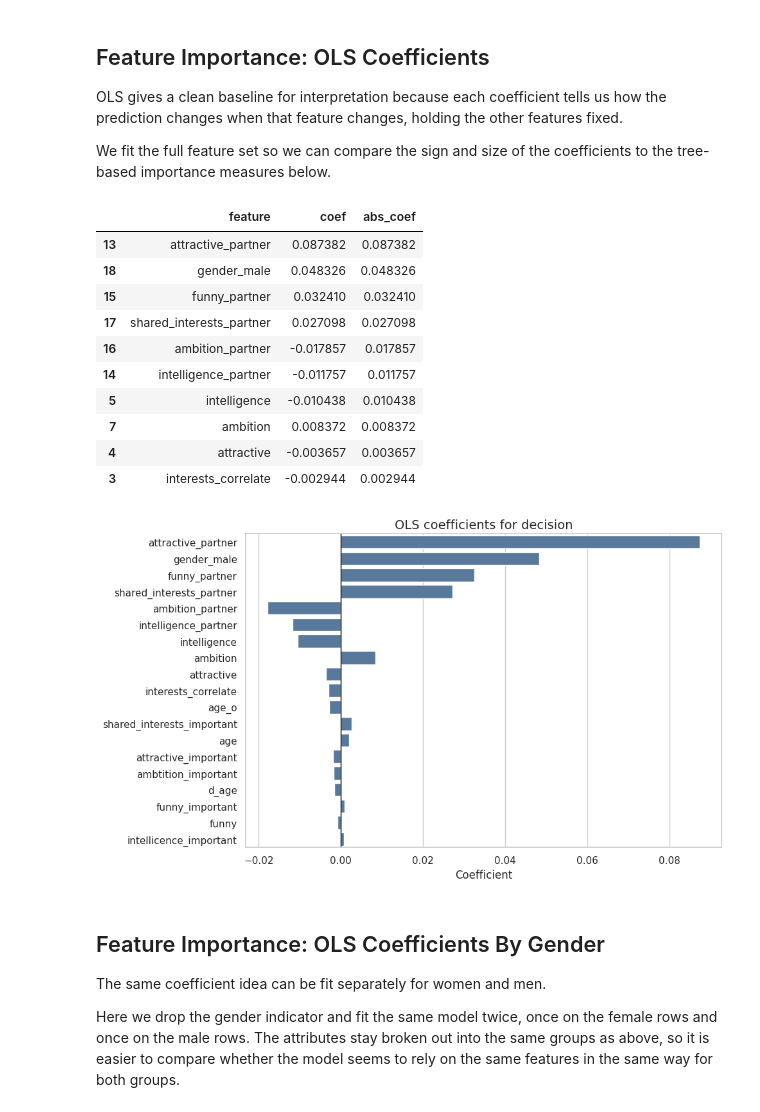
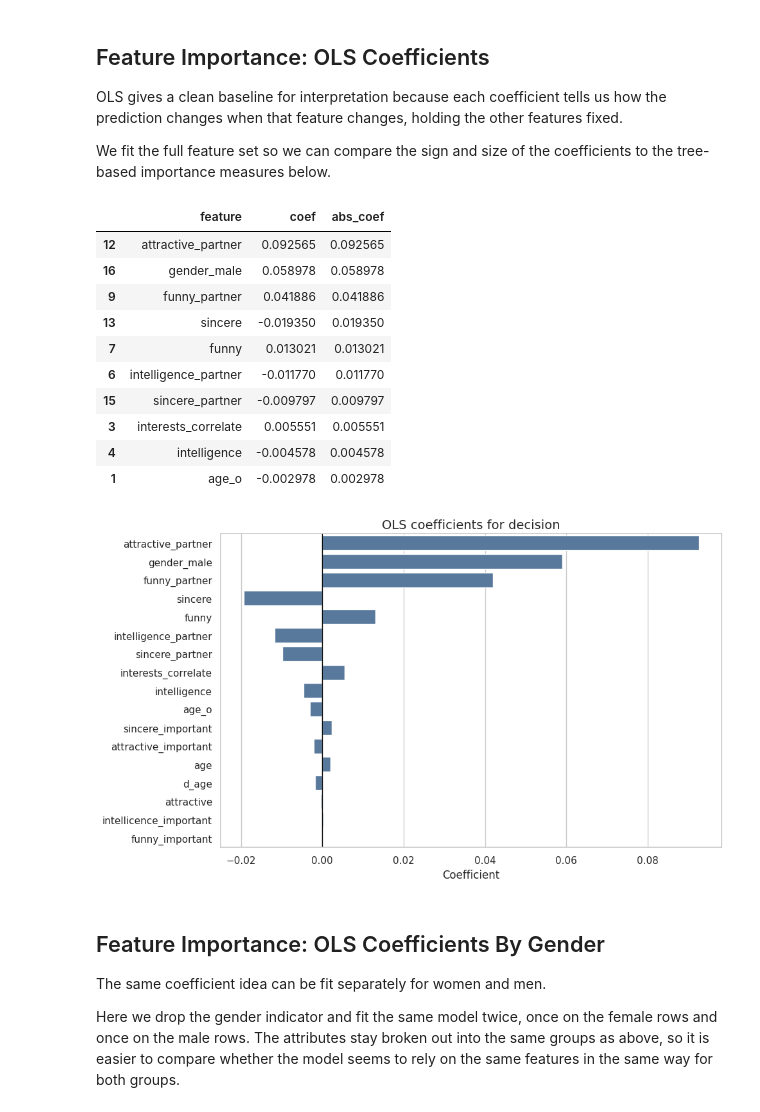
Before and after one commit to zjelveh/zjelveh.github.io, a Jupyter notebook: files/inst414_spring2026/labs/Lab_11.ipynb, the cells around one changed output. Saved outputs shown, nothing was run; the diff lists cells and outputs as text; code cells hidden in the pictures.

```diff
--- a/files/inst414_spring2026/labs/Lab_11.ipynb
+++ b/files/inst414_spring2026/labs/Lab_11.ipynb
@@ -182,9 +177,9 @@ For this lab, missing values in the selected feature columns are filled with `0`
 selected_columns = (
     ['decision', 'gender']
     + basic_features
-    + own_rating_features
-    + own_preference_features
-    + partner_rating_features
+    + intelligence_features
+    + funny_features
+    + attractiveness_features
     + sincerity_features
 )
 
@@ -197,9 +192,9 @@ model_data['gender_male'] = gender_dummies['male']
 numeric_columns = (
     ['decision']
     + basic_features
-    + own_rating_features
-    + own_preference_features
-    + partner_rating_features
+    + intelligence_features
+    + funny_features
+    + attractiveness_features
     + sincerity_features
     + ['gender_male']
 )
@@ -255,23 +250,33 @@ Objects used here:
 This pattern is useful because model fitting, prediction, and evaluation all need the same labels and feature lists.
 # %%
 feature_sets = {
-    'own_profile': basic_features + own_rating_features + own_preference_features,
-    'own_profile_plus_partner_ratings_of_dater': basic_features + own_rating_features + own_preference_features + partner_rating_features,
-    'own_profile_plus_partner_ratings_of_dater_plus_gender': basic_features + own_rating_features + own_preference_features + partner_rating_features + ['gender_male']
+    'basic_plus_intelligence': basic_features + intelligence_features,
+    'basic_plus_intelligence_funny': basic_features + intelligence_features + funny_features,
+    'basic_plus_intelligence_funny_attractiveness': basic_features + intelligence_features + funny_features + attractiveness_features,
+    'basic_plus_intelligence_funny_attractiveness_sincerity': basic_features + intelligence_features + funny_features + attractiveness_features + sincerity_features,
+    'basic_plus_intelligence_funny_attractiveness_sincerity_gender': basic_features + intelligence_features + funny_features + attractiveness_features + sincerity_features + ['gender_male']
 }
 
 model_specs = [
     {
-        'model_label': 'own_profile',
-        'features': feature_sets['own_profile']
+        'model_label': 'basic_plus_intelligence',
+        'features': feature_sets['basic_plus_intelligence']
     },
     {
-        'model_label': 'own_profile_plus_partner_ratings_of_dater',
-        'features': feature_sets['own_profile_plus_partner_ratings_of_dater']
+        'model_label': 'basic_plus_intelligence_funny',
+        'features': feature_sets['basic_plus_intelligence_funny']
     },
     {
-        'model_label': 'own_profile_plus_partner_ratings_of_dater_plus_gender',
-        'features': feature_sets['own_profile_plus_partner_ratings_of_dater_plus_gender']
+        'model_label': 'basic_plus_intelligence_funny_attractiveness',
+        'features': feature_sets['basic_plus_intelligence_funny_attractiveness']
+    },
+    {
+        'model_label': 'basic_plus_intelligence_funny_attractiveness_sincerity',
+        'features': feature_sets['basic_plus_intelligence_funny_attractiveness_sincerity']
+    },
+    {
+        'model_label': 'basic_plus_intelligence_funny_attractiveness_sincerity_gender',
+        'features': feature_sets['basic_plus_intelligence_funny_attractiveness_sincerity_gender']
     }
 ]
 
@@ -476,51 +499,51 @@ OLS gives a clean baseline for interpretation because each coefficient tells us
 
 We fit the full feature set so we can compare the sign and size of the coefficients to the tree-based importance measures below.
 # %%
-full_model_label = 'own_profile_plus_partner_ratings_of_dater_plus_gender'
+full_model_label = 'basic_plus_intelligence_funny_attractiveness_sincerity_gender'
 full_features = feature_sets[full_model_label]
 
 ols_X_train = sm.add_constant(train[full_features], has_constant='add')
 ols_X_test = sm.add_constant(test[full_features], has_constant='add')
 ols_model = sm.OLS(train['decision'], ols_X_train).fit()
 predictions['pred_ols'] = ols_model.predict(ols_X_test)
 
 ols_table = (
     pd.DataFrame({
         'feature': full_features,
         'coef': ols_model.params[full_features].values
     })
     .assign(abs_coef=lambda frame: frame['coef'].abs())
     .sort_values('abs_coef', ascending=False)
 )
 
 display(ols_table.head(10))
 
 plt.figure(figsize=(10, 6))
 sns.barplot(
     data=ols_table,
     y='feature',
     x='coef',
     color='#4C78A8'
 )
 plt.axvline(0, color='black', linewidth=1)
 plt.title('OLS coefficients for decision')
 plt.xlabel('Coefficient')
 plt.ylabel('')
 plt.tight_layout()
 plt.show();
 # %% [output]
 |  | feature | coef | abs_coef |
-| 13 | attractive_partner | 0.087382 | 0.087382 |
-| 18 | gender_male | 0.048326 | 0.048326 |
-| 15 | funny_partner | 0.032410 | 0.032410 |
-| 17 | shared_interests_partner | 0.027098 | 0.027098 |
-| 16 | ambition_partner | -0.017857 | 0.017857 |
-| 14 | intelligence_partner | -0.011757 | 0.011757 |
-| 5 | intelligence | -0.010438 | 0.010438 |
-| 7 | ambition | 0.008372 | 0.008372 |
-| 4 | attractive | -0.003657 | 0.003657 |
-| 3 | interests_correlate | -0.002944 | 0.002944 |
+| 12 | attractive_partner | 0.092565 | 0.092565 |
+| 16 | gender_male | 0.058978 | 0.058978 |
+| 9 | funny_partner | 0.041886 | 0.041886 |
+| 13 | sincere | -0.019350 | 0.019350 |
+| 7 | funny | 0.013021 | 0.013021 |
+| 6 | intelligence_partner | -0.011770 | 0.011770 |
+| 15 | sincere_partner | -0.009797 | 0.009797 |
+| 3 | interests_correlate | 0.005551 | 0.005551 |
+| 4 | intelligence | -0.004578 | 0.004578 |
+| 1 | age_o | -0.002978 | 0.002978 |
-[figure, old version]
+[figure, new version]
 # %% [markdown]
 ## Feature Importance: OLS Coefficients By Gender
 
```
Also changed, not shown: parts of 20 cells of this notebook.
